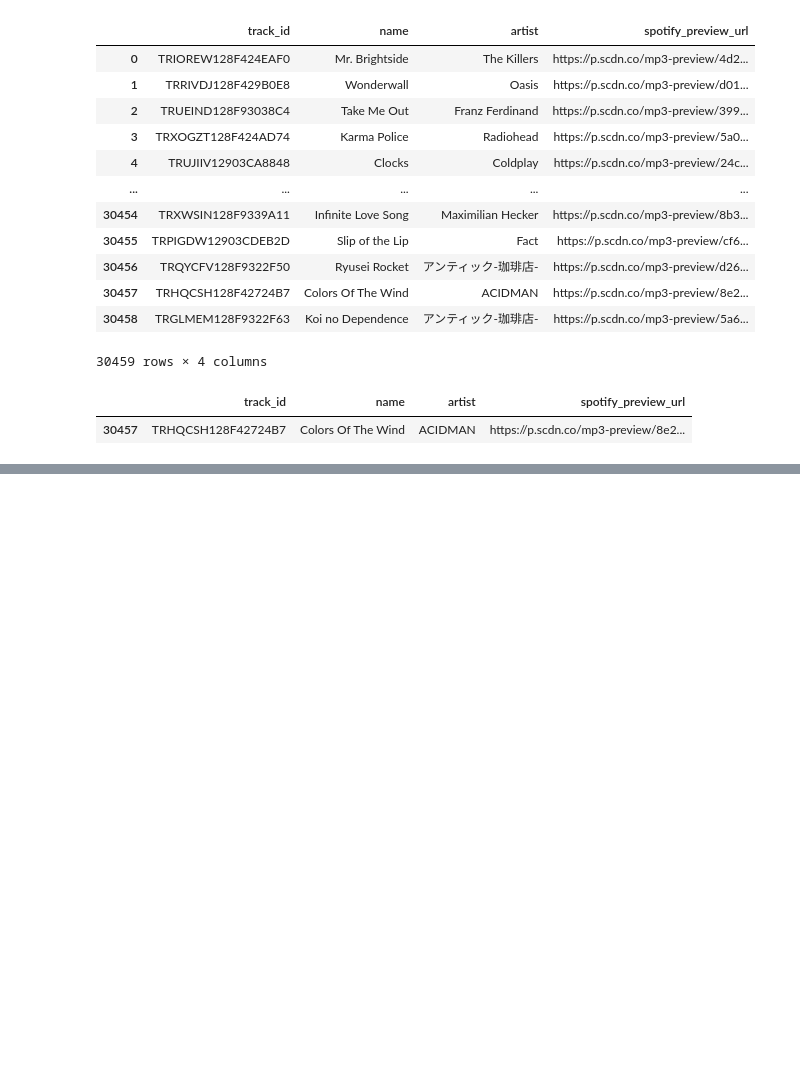
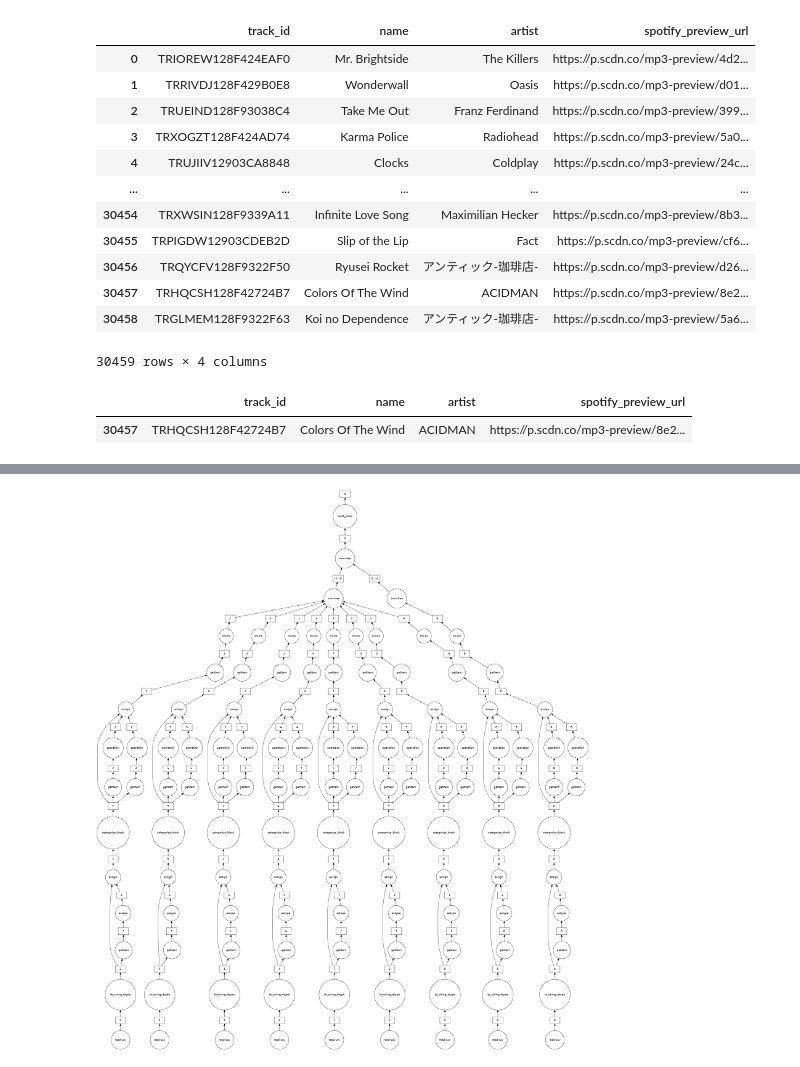
Before and after one commit to ujjwal-basnet/Hybrid-Recommender-system, a Jupyter notebook: collaborative_filtering.ipynb, the cells around one changed output, grey strips where cells are left out. Cells and saved outputs as stored; diff of their text form; code cells hidden in the pictures; blank space fills up the shorter version.

```diff
--- a/collaborative_filtering.ipynb
+++ b/collaborative_filtering.ipynb
@@ -128,0 +149,8 @@ filtered_songs[filtered_songs["name"] == "Colors Of The Wind"]
+# %%
+from dask.dot import dot_graph
+interaction_array = df.groupby(['track_idx', 'user_idx'])['playcount'].sum().reset_index()
+
+result= interaction_array.__dask_graph__()
+dot_graph(result)
+# %% [output]
+[figure, added]
```
Also changed, not shown: parts of 32 cells of this notebook, 1 other file.
